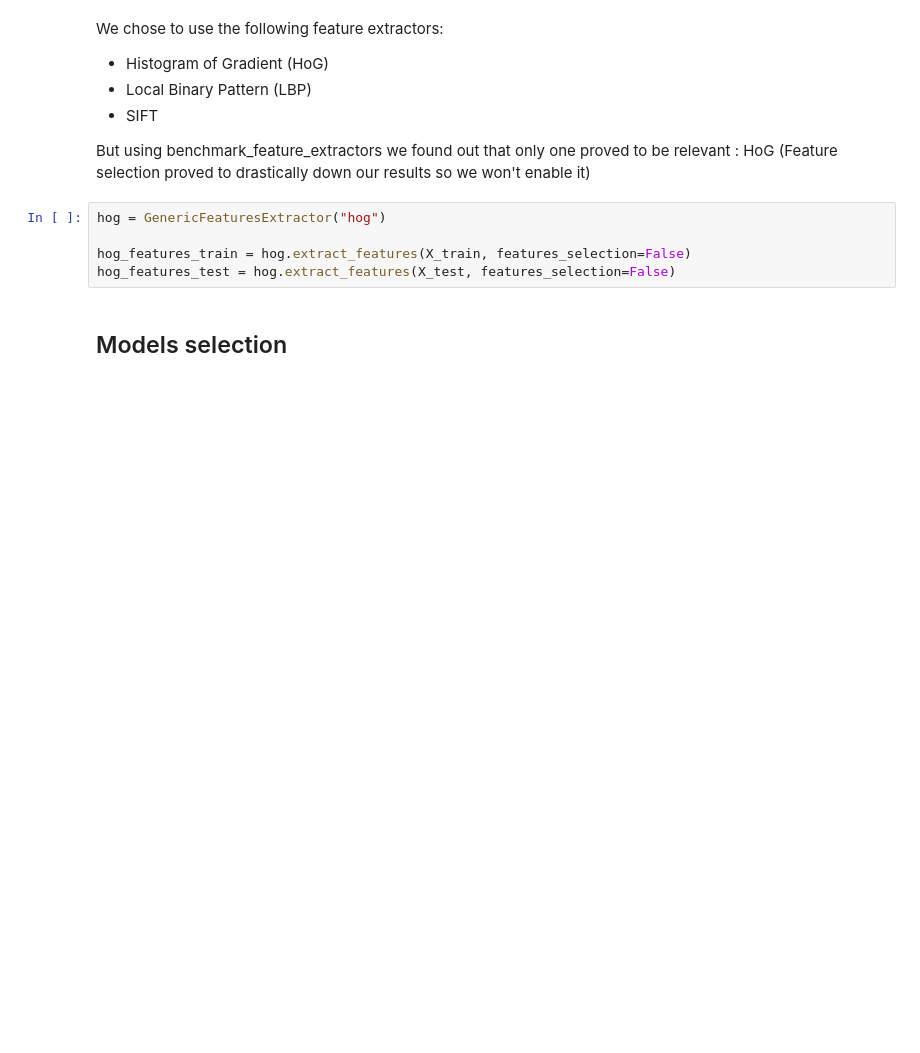
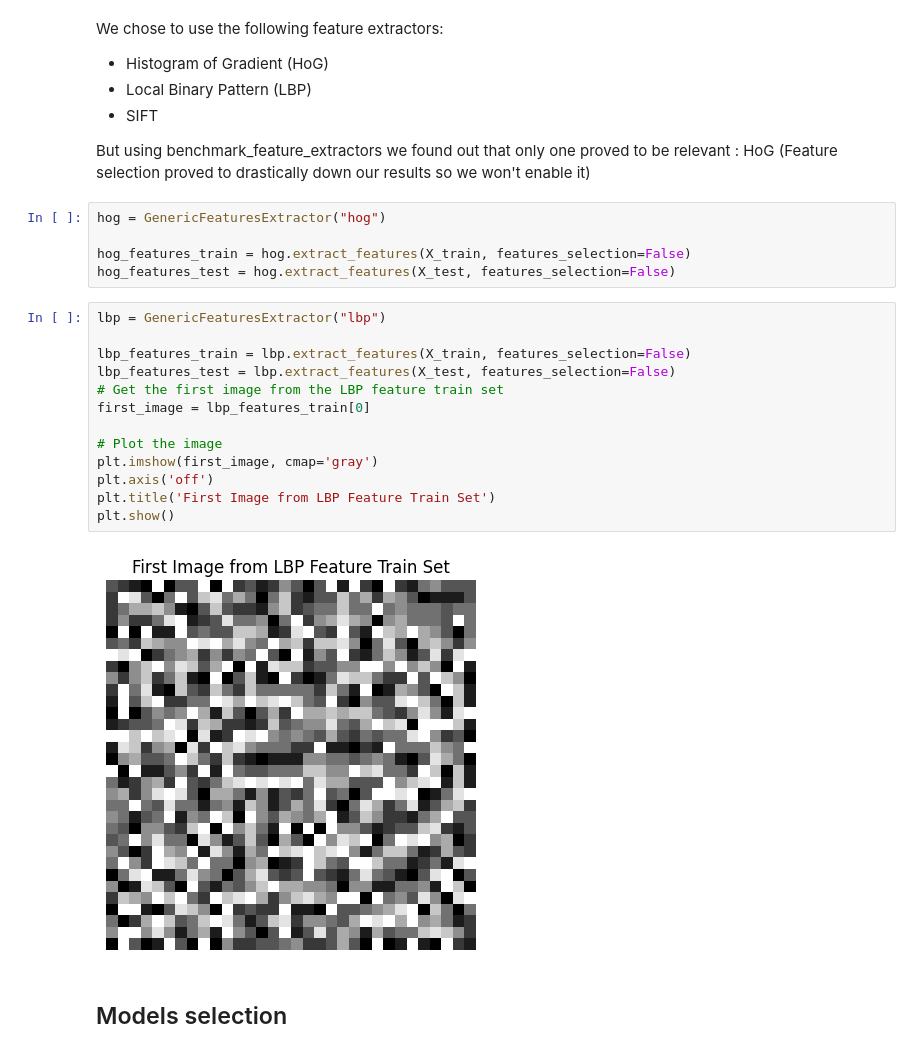
Before and after one commit to SpottedBush/CIFAR_Classif, a Jupyter notebook: CIFAR_Classif/notebooks/demo_cifar_classif.ipynb, the cells around one changed output. Cells and saved outputs as stored; diff of their text form; blank space fills up the shorter version.

```diff
--- a/CIFAR_Classif/notebooks/demo_cifar_classif.ipynb
+++ b/CIFAR_Classif/notebooks/demo_cifar_classif.ipynb
@@ -76,6 +79,21 @@ hog = GenericFeaturesExtractor("hog")
 
 hog_features_train = hog.extract_features(X_train, features_selection=False)
 hog_features_test = hog.extract_features(X_test, features_selection=False)
+# %%
+lbp = GenericFeaturesExtractor("lbp")
+
+lbp_features_train = lbp.extract_features(X_train, features_selection=False)
+lbp_features_test = lbp.extract_features(X_test, features_selection=False)
+# Get the first image from the LBP feature train set
+first_image = lbp_features_train[0]
+
+# Plot the image
+plt.imshow(first_image, cmap='gray')
+plt.axis('off')
+plt.title('First Image from LBP Feature Train Set')
+plt.show()
+# %% [output]
+[figure, added]
 # %% [markdown]
 ## Models selection
 # %% [markdown]
```
Also changed, not shown: parts of 17 cells of this notebook, 6 other files.
